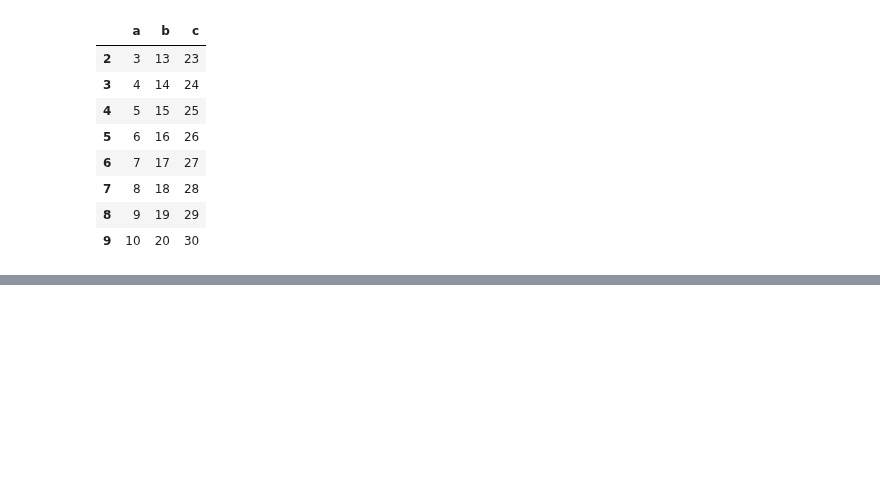
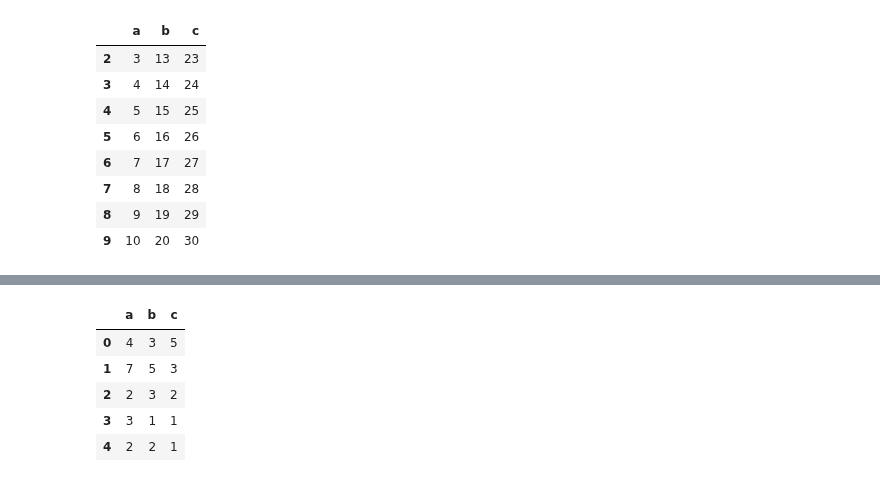
Before and after one commit to WooHyun94/TIL, a Jupyter notebook: Python/221004.ipynb, the cells around one changed output, grey strips where cells are left out. Saved outputs shown, nothing was run; the diff lists cells and outputs as text; code cells hidden in the pictures; blank space fills up the shorter version.

```diff
--- a/Python/221004.ipynb
+++ b/Python/221004.ipynb
@@ -371,0 +420,13 @@ df.loc[df['a'] >= 3]
+# %%
+df.sort_index(ascending = False, inplace = True)
+# %%
+df.reset_index(drop=True, inplace = True)
+# %%
+df
+# %% [output]
+|  | a | b | c |
+| 0 | 4 | 3 | 5 |
+| 1 | 7 | 5 | 3 |
+| 2 | 2 | 3 | 2 |
+| 3 | 3 | 1 | 1 |
+| 4 | 2 | 2 | 1 |
```
Also changed, not shown: parts of 28 cells of this notebook.
